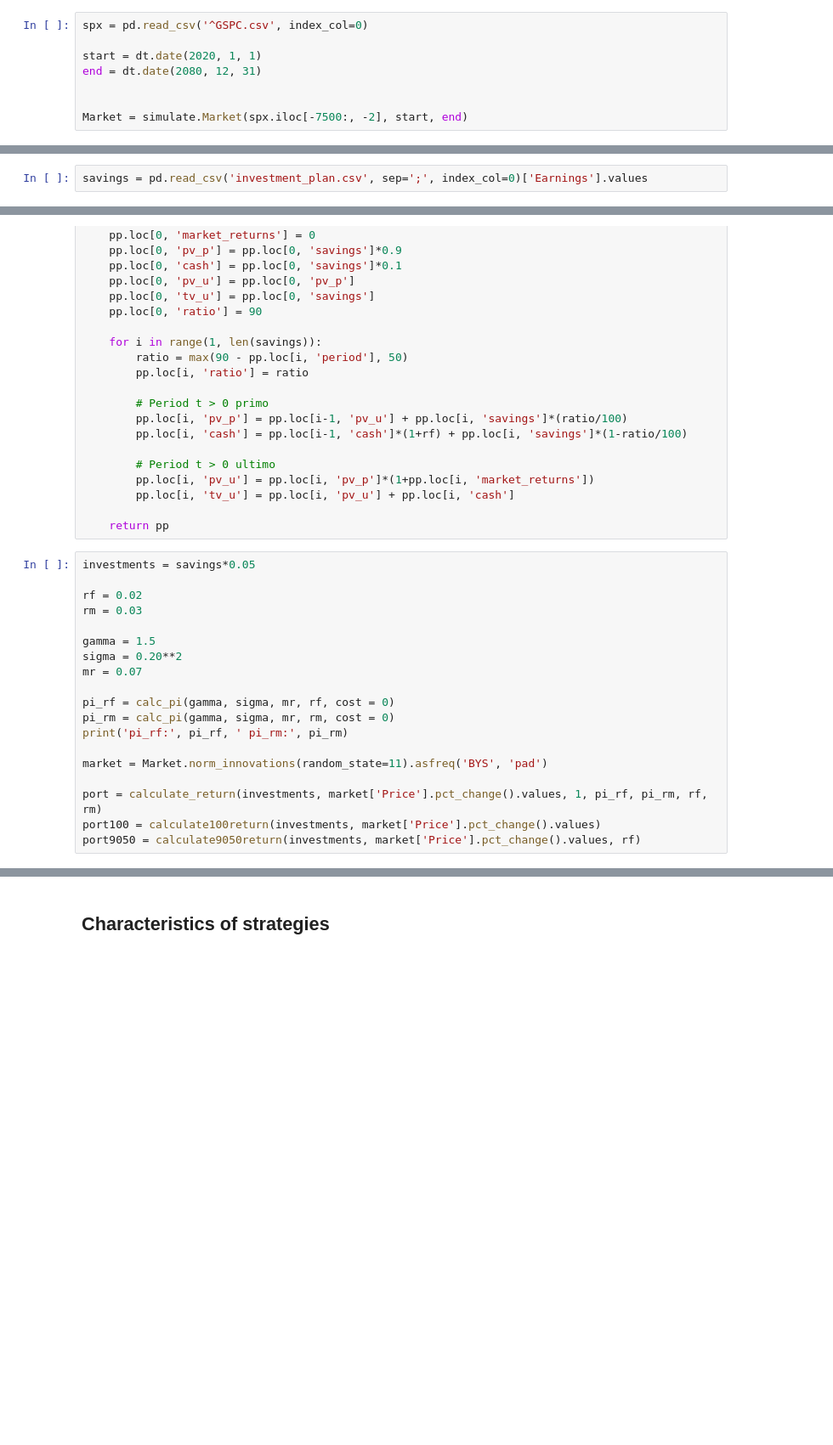
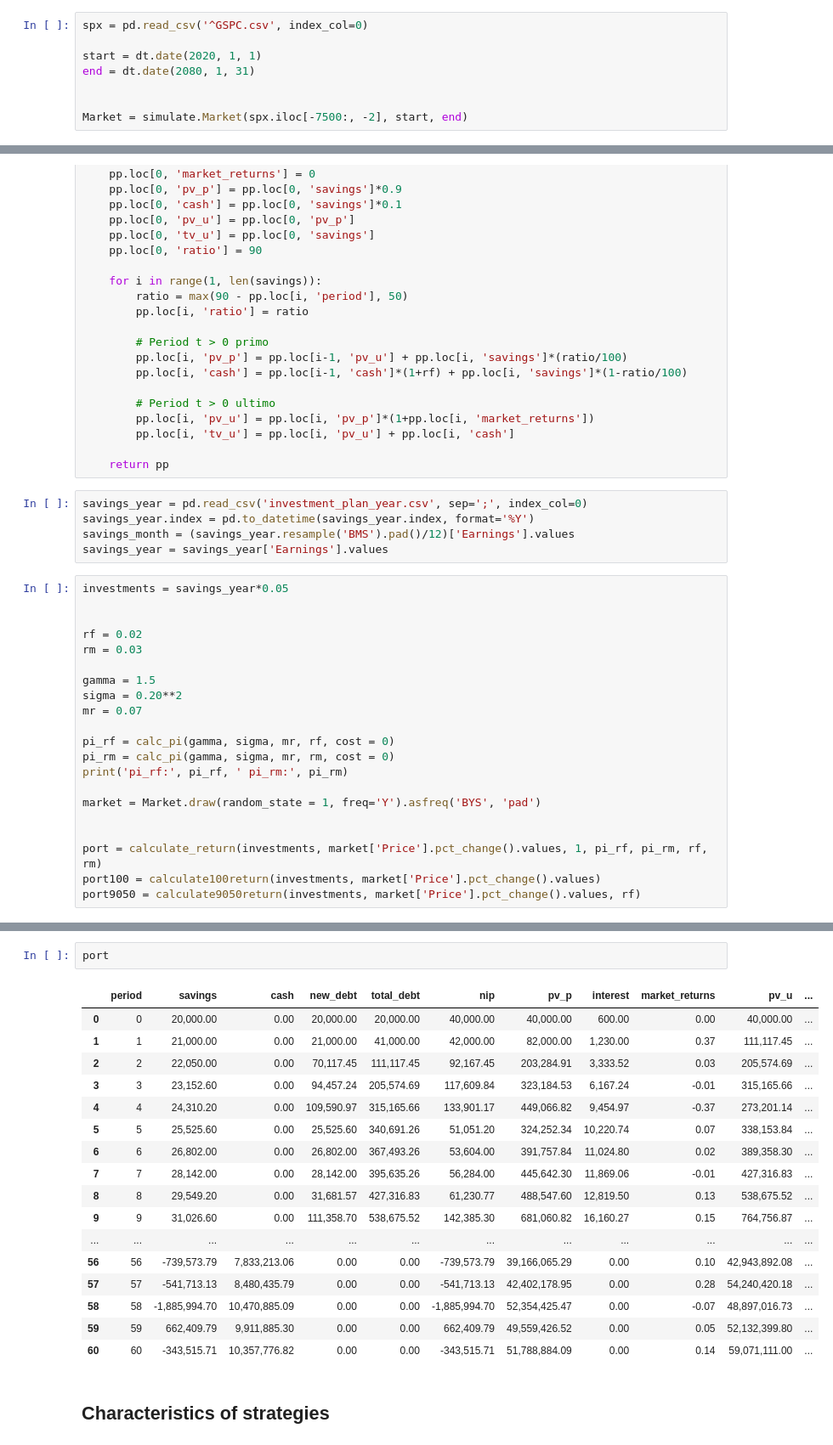
Before and after one commit to neriksen/applied_finance, a Jupyter notebook: portfolio_return.ipynb, the cells around one changed output, grey strips where cells are left out. Shown at 85% size. Cells and saved outputs as stored; diff of their text form; blank space fills up the shorter version.

Commit message:
Added investment plan for months and added it to code

```diff
--- a/portfolio_return.ipynb
+++ b/portfolio_return.ipynb
@@ -11,7 +13,7 @@ pd.set_option('display.max_rows', 100)
 spx = pd.read_csv('^GSPC.csv', index_col=0)
 
 start = dt.date(2020, 1, 1)
-end = dt.date(2080, 12, 31)
+end = dt.date(2080, 1, 31)
 
 
 Market = simulate.Market(spx.iloc[-7500:, -2], start, end)
@@ -75,7 +79,5 @@ update_cash(4, 900, 1000, 50, 100, 0.8333333333333333333, 0.9)
 # %% [markdown]
 ## Combining with investment profile
-# %%
-savings = pd.read_csv('investment_plan.csv', sep=';', index_col=0)['Earnings'].values
 # %%
 def calculate_return(savings, market_returns, gearing_cap, pi_rf, pi_rm, rf, rm):
 
@@ -204,8 +206,14 @@ def calculate9050return(savings, market_returns, rf):
         pp.loc[i, 'tv_u'] = pp.loc[i, 'pv_u'] + pp.loc[i, 'cash']
 
     return pp
+# %%
+savings_year = pd.read_csv('investment_plan_year.csv', sep=';', index_col=0)
+savings_year.index = pd.to_datetime(savings_year.index, format='%Y')
+savings_month = (savings_year.resample('BMS').pad()/12)['Earnings'].values
+savings_year = savings_year['Earnings'].values
 # %%
-investments = savings*0.05
+investments = savings_year*0.05
+
 
 rf = 0.02
 rm = 0.03
@@ -218,7 +226,8 @@ pi_rf = calc_pi(gamma, sigma, mr, rf, cost = 0)
 pi_rm = calc_pi(gamma, sigma, mr, rm, cost = 0)
 print('pi_rf:', pi_rf, ' pi_rm:', pi_rm)
 
-market = Market.norm_innovations(random_state=11).asfreq('BYS', 'pad')
+market = Market.draw(random_state = 1, freq='Y').asfreq('BYS', 'pad')
+
 
 port = calculate_return(investments, market['Price'].pct_change().values, 1, pi_rf, pi_rm, rf, rm)
 port100 = calculate100return(investments, market['Price'].pct_change().values)
@@ -233,3 +247,23 @@ ax.legend(vars_to_plot)
+# %%
+port
+# %% [output]
+|  | period | savings | cash | new_debt | total_debt | nip | pv_p | interest | market_returns | pv_u | ... |
+| 0 | 0 | 20,000.00 | 0.00 | 20,000.00 | 20,000.00 | 40,000.00 | 40,000.00 | 600.00 | 0.00 | 40,000.00 | ... |
+| 1 | 1 | 21,000.00 | 0.00 | 21,000.00 | 41,000.00 | 42,000.00 | 82,000.00 | 1,230.00 | 0.37 | 111,117.45 | ... |
+| 2 | 2 | 22,050.00 | 0.00 | 70,117.45 | 111,117.45 | 92,167.45 | 203,284.91 | 3,333.52 | 0.03 | 205,574.69 | ... |
+| 3 | 3 | 23,152.60 | 0.00 | 94,457.24 | 205,574.69 | 117,609.84 | 323,184.53 | 6,167.24 | -0.01 | 315,165.66 | ... |
+| 4 | 4 | 24,310.20 | 0.00 | 109,590.97 | 315,165.66 | 133,901.17 | 449,066.82 | 9,454.97 | -0.37 | 273,201.14 | ... |
+| 5 | 5 | 25,525.60 | 0.00 | 25,525.60 | 340,691.26 | 51,051.20 | 324,252.34 | 10,220.74 | 0.07 | 338,153.84 | ... |
+| 6 | 6 | 26,802.00 | 0.00 | 26,802.00 | 367,493.26 | 53,604.00 | 391,757.84 | 11,024.80 | 0.02 | 389,358.30 | ... |
+| 7 | 7 | 28,142.00 | 0.00 | 28,142.00 | 395,635.26 | 56,284.00 | 445,642.30 | 11,869.06 | -0.01 | 427,316.83 | ... |
+| 8 | 8 | 29,549.20 | 0.00 | 31,681.57 | 427,316.83 | 61,230.77 | 488,547.60 | 12,819.50 | 0.13 | 538,675.52 | ... |
+| 9 | 9 | 31,026.60 | 0.00 | 111,358.70 | 538,675.52 | 142,385.30 | 681,060.82 | 16,160.27 | 0.15 | 764,756.87 | ... |
+| ... | ... | ... | ... | ... | ... | ... | ... | ... | ... | ... | ... |
+| 56 | 56 | -739,573.79 | 7,833,213.06 | 0.00 | 0.00 | -739,573.79 | 39,166,065.29 | 0.00 | 0.10 | 42,943,892.08 | ... |
+| 57 | 57 | -541,713.13 | 8,480,435.79 | 0.00 | 0.00 | -541,713.13 | 42,402,178.95 | 0.00 | 0.28 | 54,240,420.18 | ... |
+| 58 | 58 | -1,885,994.70 | 10,470,885.09 | 0.00 | 0.00 | -1,885,994.70 | 52,354,425.47 | 0.00 | -0.07 | 48,897,016.73 | ... |
+| 59 | 59 | 662,409.79 | 9,911,885.30 | 0.00 | 0.00 | 662,409.79 | 49,559,426.52 | 0.00 | 0.05 | 52,132,399.80 | ... |
+| 60 | 60 | -343,515.71 | 10,357,776.82 | 0.00 | 0.00 | -343,515.71 | 51,788,884.09 | 0.00 | 0.14 | 59,071,111.00 | ... |
 # %% [markdown]
 ## Characteristics of strategies
 # %%
```
Also changed, not shown: parts of 7 cells of this notebook, 1 other file.
